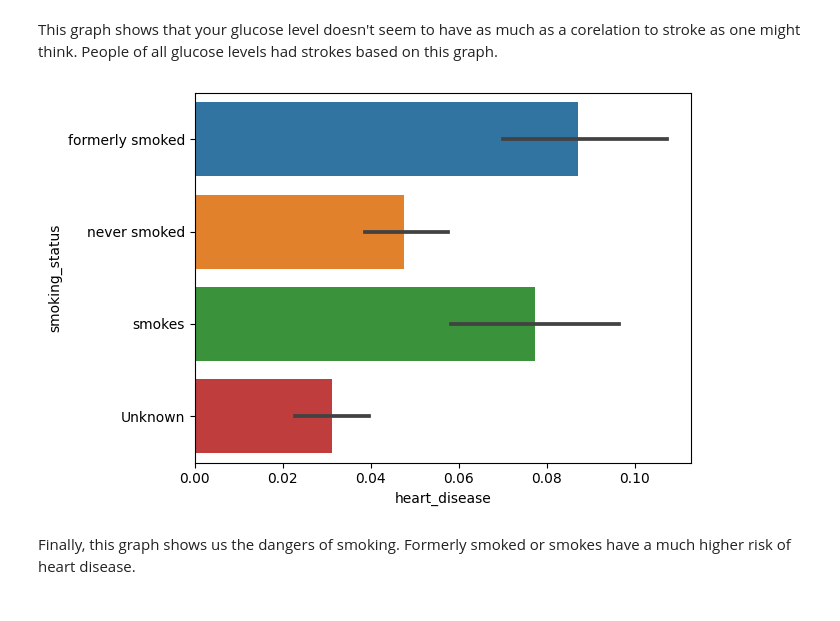
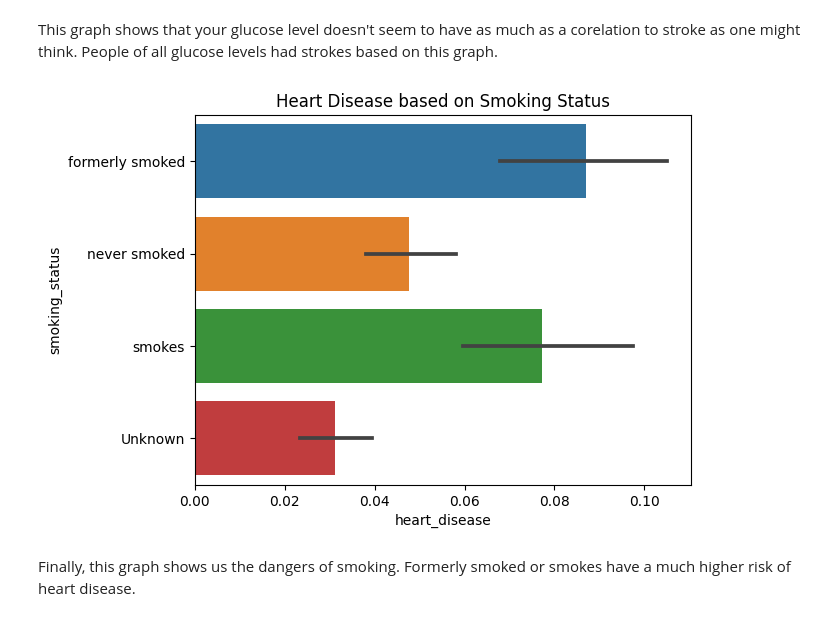
Before and after one commit to BenjaminEngel919/Medical-Data, a Jupyter notebook: Stroke_Prediction_Project.ipynb, the cells around one changed output. Cells and saved outputs as stored; diff of their text form; code cells hidden in the pictures.

```diff
--- a/Stroke_Prediction_Project.ipynb
+++ b/Stroke_Prediction_Project.ipynb
@@ -184,3 +184,6 @@ Only part of the data I could get rid of would be the 'Other' value in gender. I
+# %%
+stroke['gender'] = stroke['gender'].str.replace('Other', '',regex=True)
+stroke['work_type'] = stroke['work_type'].str.replace('Never_worked', '',regex=True)
 # %% [markdown]
 #Visuals
 # %%
@@ -237,9 +240,9 @@ sns.histplot(binwidth=1,
 # %% [markdown]
 This graph shows that your glucose level doesn't seem to have as much as a corelation to stroke as one might think. People of all glucose levels had strokes based on this graph.
 # %%
-sns.barplot(data=stroke, y='smoking_status', x='heart_disease');
+sns.barplot(data=stroke, y='smoking_status', x='heart_disease').set(title='Heart Disease based on Smoking Status');
 # %% [output]
-[figure, old version]
+[figure, new version]
 # %% [markdown]
 Finally, this graph shows us the dangers of smoking. Formerly smoked or smokes have a much higher risk of heart disease.
 # %%
```
Also changed, not shown: parts of 47 cells of this notebook.
